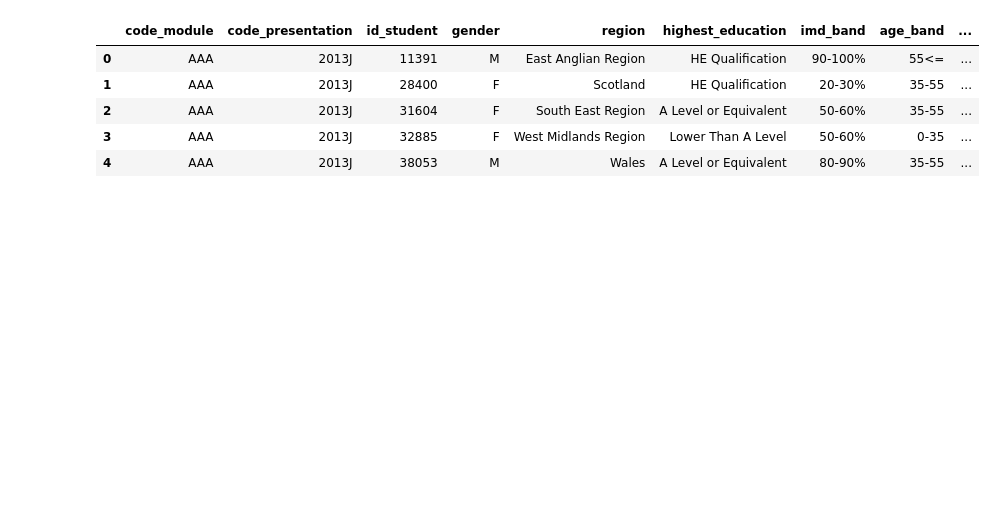
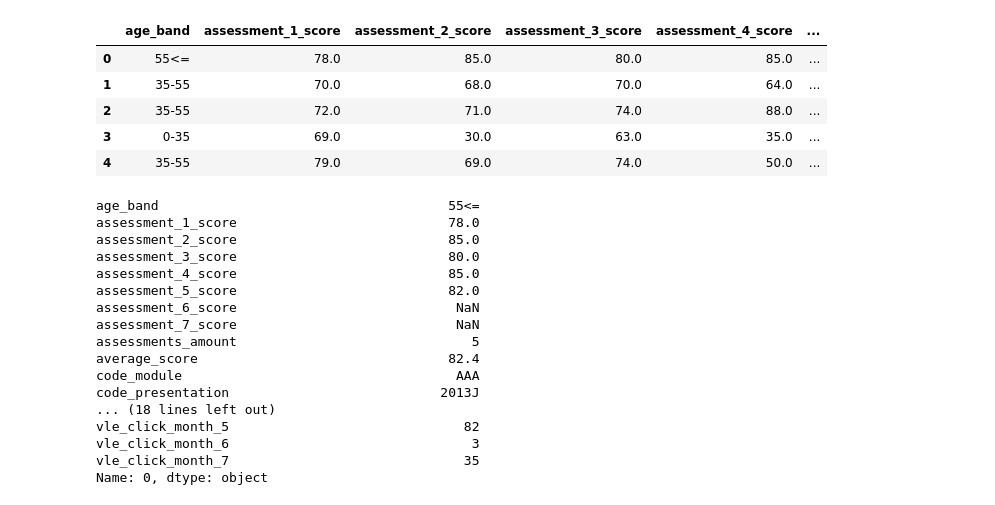
Before and after one commit to jortvangorkum/TFL-Early-Warning-System, a Jupyter notebook: data-normalization/data-normalization.ipynb, the cells around one changed output. Cells and saved outputs as stored; diff of their text form; code cells hidden in the pictures; blank space fills up the shorter version.

Commit message:
include scores per assessment and clicks per month

```diff
--- a/data-normalization/data-normalization.ipynb
+++ b/data-normalization/data-normalization.ipynb
@@ -1,13 +1,34 @@
 # %%
 import pandas
+from sklearn.preprocessing import MinMaxScaler, OneHotEncoder, OrdinalEncoder
+pandas.set_option('display.max_columns', None)
+pandas.set_option('display.max_rows', None)
 
 data_extension_output = pandas.read_pickle('../data/data-extension-output.pickle')
-data_extension_output.head()
+display(data_extension_output.head())
+display(data_extension_output.loc[0])
 # %% [output]
-|  | code_module | code_presentation | id_student | gender | region | highest_education | imd_band | age_band | ... |
-| 0 | AAA | 2013J | 11391 | M | East Anglian Region | HE Qualification | 90-100% | 55<= | ... |
-| 1 | AAA | 2013J | 28400 | F | Scotland | HE Qualification | 20-30% | 35-55 | ... |
-| 2 | AAA | 2013J | 31604 | F | South East Region | A Level or Equivalent | 50-60% | 35-55 | ... |
-| 3 | AAA | 2013J | 32885 | F | West Midlands Region | Lower Than A Level | 50-60% | 0-35 | ... |
-| 4 | AAA | 2013J | 38053 | M | Wales | A Level or Equivalent | 80-90% | 35-55 | ... |
+|  | age_band | assessment_1_score | assessment_2_score | assessment_3_score | assessment_4_score | ... |
+| 0 | 55<= | 78.0 | 85.0 | 80.0 | 85.0 | ... |
+| 1 | 35-55 | 70.0 | 68.0 | 70.0 | 64.0 | ... |
+| 2 | 35-55 | 72.0 | 71.0 | 74.0 | 88.0 | ... |
+| 3 | 0-35 | 69.0 | 30.0 | 63.0 | 35.0 | ... |
+| 4 | 35-55 | 79.0 | 69.0 | 74.0 | 50.0 | ... |
+age_band                                     55<=
+assessment_1_score                           78.0
+assessment_2_score                           85.0
+assessment_3_score                           80.0
+assessment_4_score                           85.0
+assessment_5_score                           82.0
+assessment_6_score                            NaN
+assessment_7_score                            NaN
+assessments_amount                              5
+average_score                                82.4
+code_module                                   AAA
+code_presentation                           2013J
+... (18 lines left out)
+vle_click_month_5                              82
+vle_click_month_6                               3
+vle_click_month_7                              35
+Name: 0, dtype: object
 # %%
```
Also changed, not shown: parts of 6 cells of this notebook, 2 other files.
